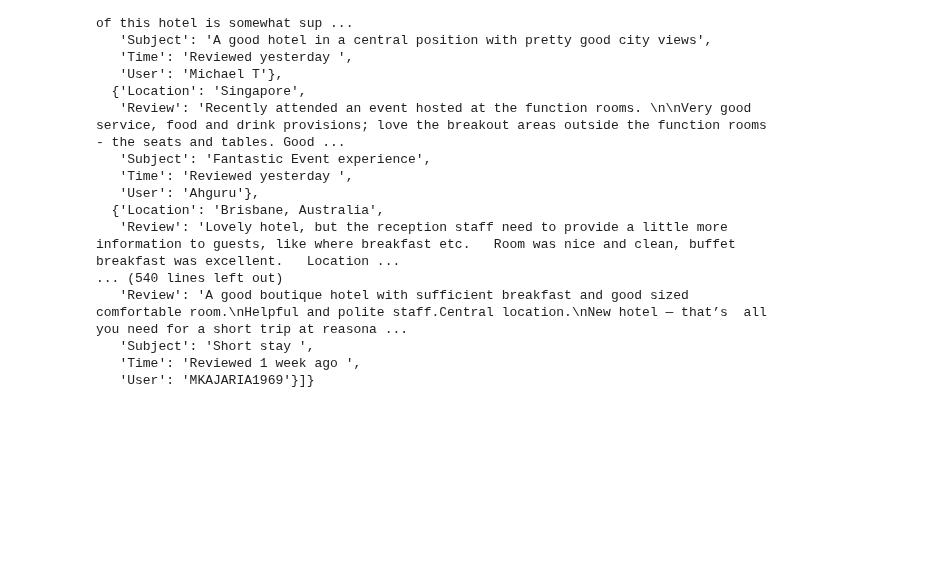
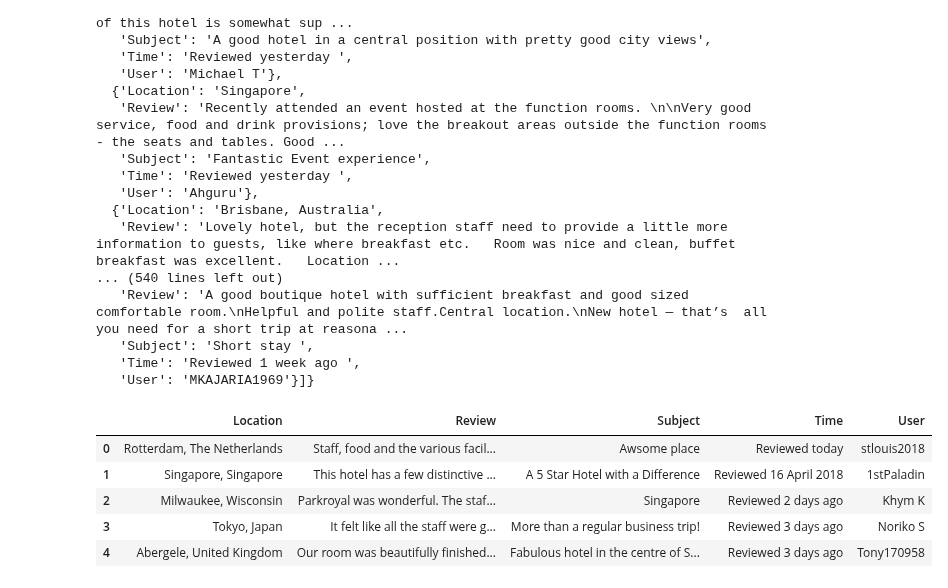
Before and after one commit to teojinhowe/text_analytics_tripadvisor, a Jupyter notebook: web_scraping.ipynb, the cells around one changed output. Cells and saved outputs as stored; diff of their text form; code cells hidden in the pictures; blank space fills up the shorter version.

Commit message:
added dataframe preview

```diff
--- a/web_scraping.ipynb
+++ b/web_scraping.ipynb
@@ -84,6 +84,15 @@ hotel_list
    'User': 'MKAJARIA1969'}]}
 # %%
 df = pd.DataFrame(hotel_list['PARKROYAL on Pickering'])
+# %%
+df
+# %% [output]
+|  | Location | Review | Subject | Time | User |
+| 0 | Rotterdam, The Netherlands | Staff, food and the various facil... | Awsome place | Reviewed today | stlouis2018 |
+| 1 | Singapore, Singapore | This hotel has a few distinctive ... | A 5 Star Hotel with a Difference | Reviewed 16 April 2018 | 1stPaladin |
+| 2 | Milwaukee, Wisconsin | Parkroyal was wonderful. The staf... | Singapore | Reviewed 2 days ago | Khym K |
+| 3 | Tokyo, Japan | It felt like all the staff were g... | More than a regular business trip! | Reviewed 3 days ago | Noriko S |
+| 4 | Abergele, United Kingdom | Our room was beautifully finished... | Fabulous hotel in the centre of S... | Reviewed 3 days ago | Tony170958 |
 # %%
 df.to_json('PARKROYAL_review')
 # %%
```
